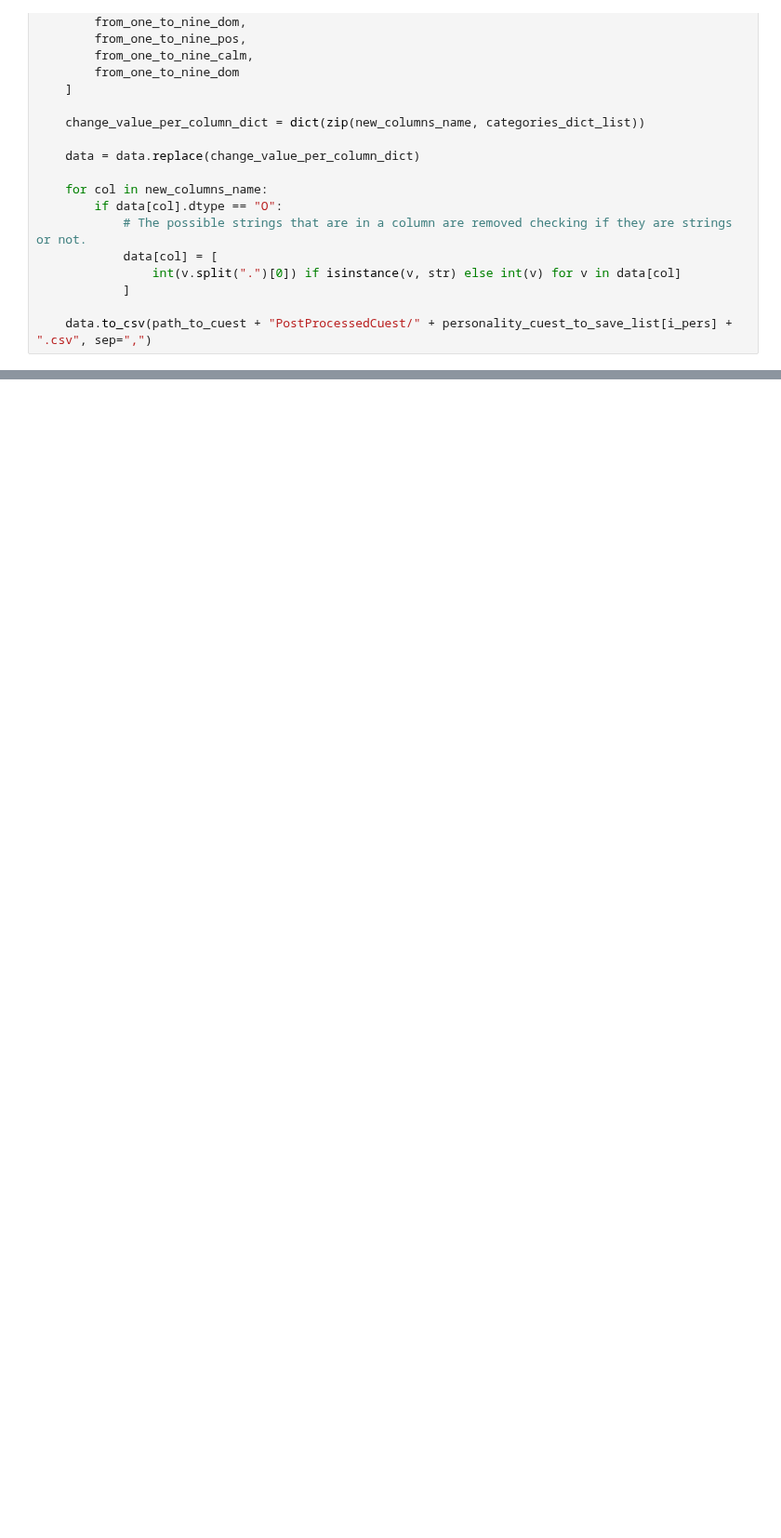
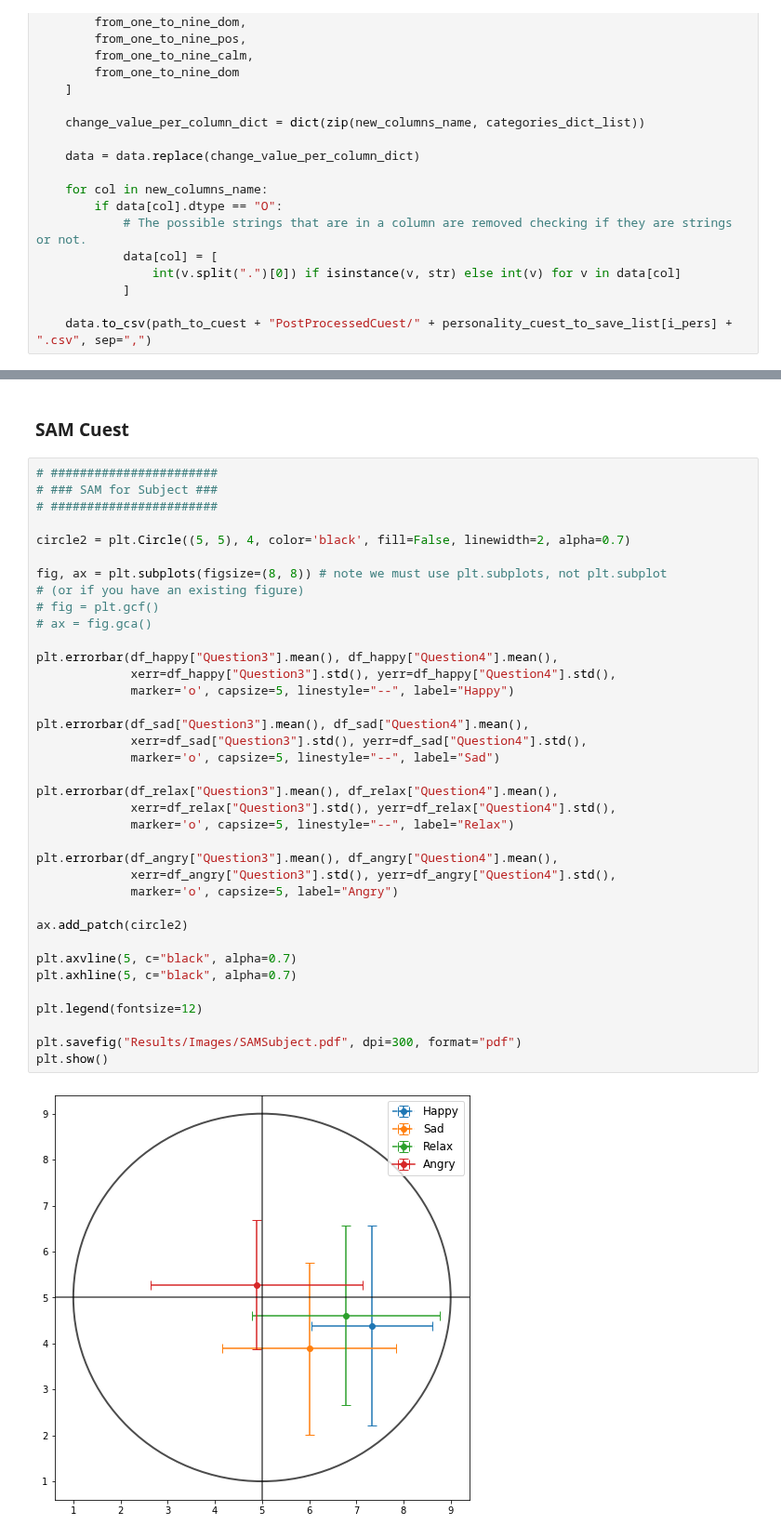
Before and after one commit to ASAPLableni/LableniBot, a Jupyter notebook: DataAnalysis/AnalysisQuest.ipynb, the cells around one changed output, grey strips where cells are left out. Shown at 93% size. Drawn from its saved outputs; the diff is of its cells as text; blank space fills up the shorter version.

```diff
--- a/DataAnalysis/AnalysisQuest.ipynb
+++ b/DataAnalysis/AnalysisQuest.ipynb
@@ -573,0 +619,41 @@ for i_pers, pers in enumerate(personality_cuest_list):
+# %% [markdown]
+### SAM Cuest
+# %%
+# #######################
+# ### SAM for Subject ###
+# #######################
+
+circle2 = plt.Circle((5, 5), 4, color='black', fill=False, linewidth=2, alpha=0.7)
+
+fig, ax = plt.subplots(figsize=(8, 8)) # note we must use plt.subplots, not plt.subplot
+# (or if you have an existing figure)
+# fig = plt.gcf()
+# ax = fig.gca()
+
+plt.errorbar(df_happy["Question3"].mean(), df_happy["Question4"].mean(),
+             xerr=df_happy["Question3"].std(), yerr=df_happy["Question4"].std(),
+             marker='o', capsize=5, linestyle="--", label="Happy")
+
+plt.errorbar(df_sad["Question3"].mean(), df_sad["Question4"].mean(),
+             xerr=df_sad["Question3"].std(), yerr=df_sad["Question4"].std(),
+             marker='o', capsize=5, linestyle="--", label="Sad")
+
+plt.errorbar(df_relax["Question3"].mean(), df_relax["Question4"].mean(),
+             xerr=df_relax["Question3"].std(), yerr=df_relax["Question4"].std(),
+             marker='o', capsize=5, linestyle="--", label="Relax")
+
+plt.errorbar(df_angry["Question3"].mean(), df_angry["Question4"].mean(),
+             xerr=df_angry["Question3"].std(), yerr=df_angry["Question4"].std(),
+             marker='o', capsize=5, label="Angry")
+
+ax.add_patch(circle2)
+
+plt.axvline(5, c="black", alpha=0.7)
+plt.axhline(5, c="black", alpha=0.7)
+
+plt.legend(fontsize=12)
+
+plt.savefig("Results/Images/SAMSubject.pdf", dpi=300, format="pdf")
+plt.show()
+# %% [output]
+[figure, added]
```
Also changed, not shown: parts of 11 cells of this notebook, 1 other file.
